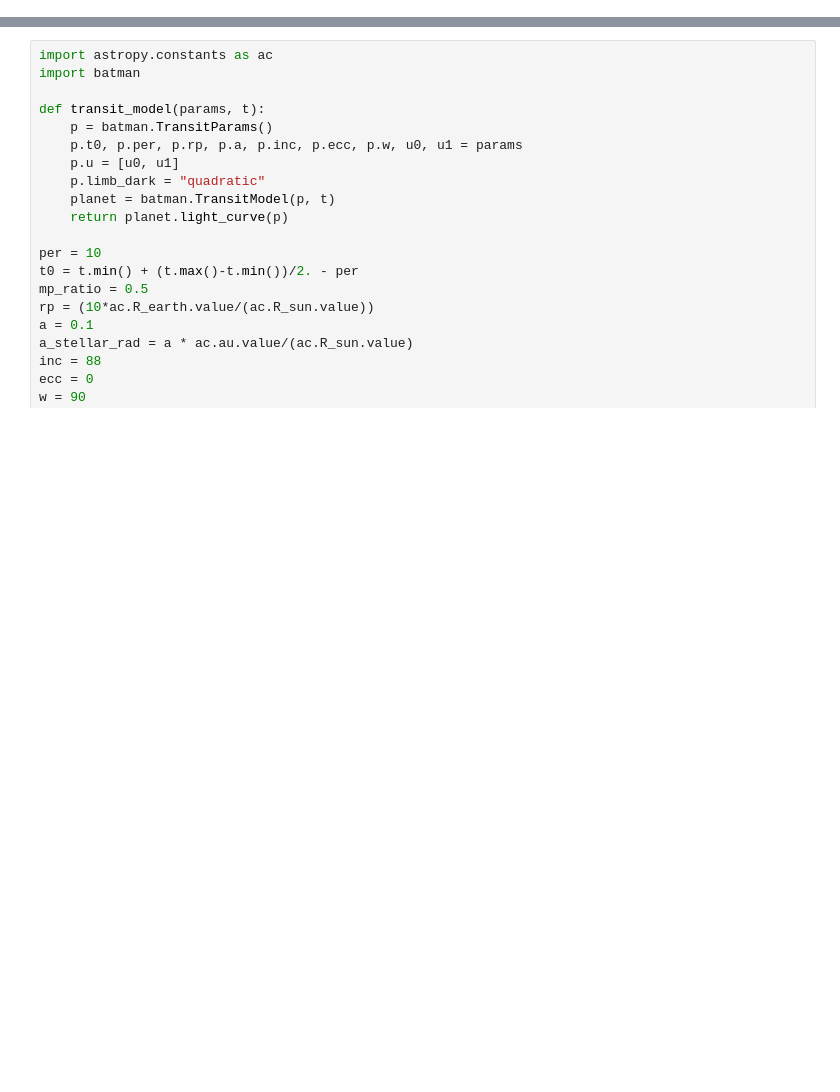
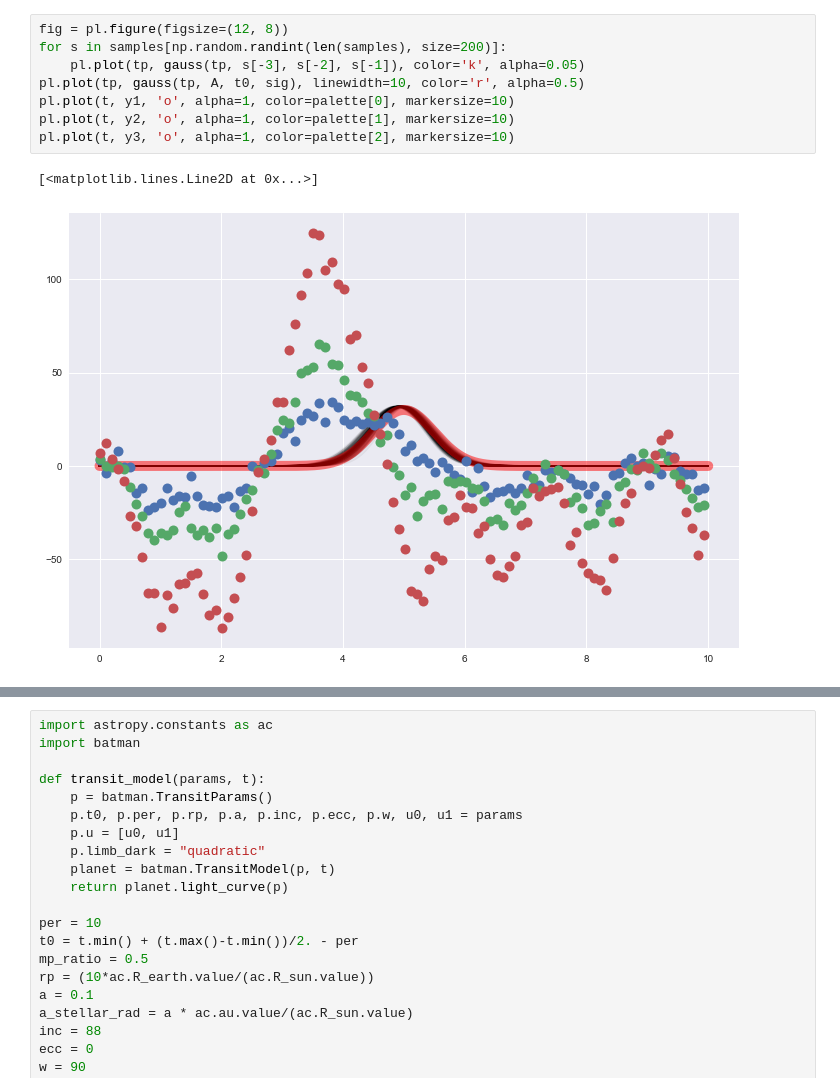
Before and after one commit to tagordon/gp2d, a Jupyter notebook: My GP Implementation.ipynb, the cells around one changed output, grey strips where cells are left out. Cells and saved outputs as stored; diff of their text form; blank space fills up the shorter version.

```diff
--- a/My GP Implementation.ipynb
+++ b/My GP Implementation.ipynb
@@ -181,0 +245,11 @@ pl.ylabel('flux', size=15)
+# %%
+fig = pl.figure(figsize=(12, 8))
+for s in samples[np.random.randint(len(samples), size=200)]:
+    pl.plot(tp, gauss(tp, s[-3], s[-2], s[-1]), color='k', alpha=0.05)
+pl.plot(tp, gauss(tp, A, t0, sig), linewidth=10, color='r', alpha=0.5)
+pl.plot(t, y1, 'o', alpha=1, color=palette[0], markersize=10)
+pl.plot(t, y2, 'o', alpha=1, color=palette[1], markersize=10)
+pl.plot(t, y3, 'o', alpha=1, color=palette[2], markersize=10)
+# %% [output]
+[<matplotlib.lines.Line2D at 0x...>]
+[figure, added]
```
Also changed, not shown: parts of 10 cells of this notebook.
